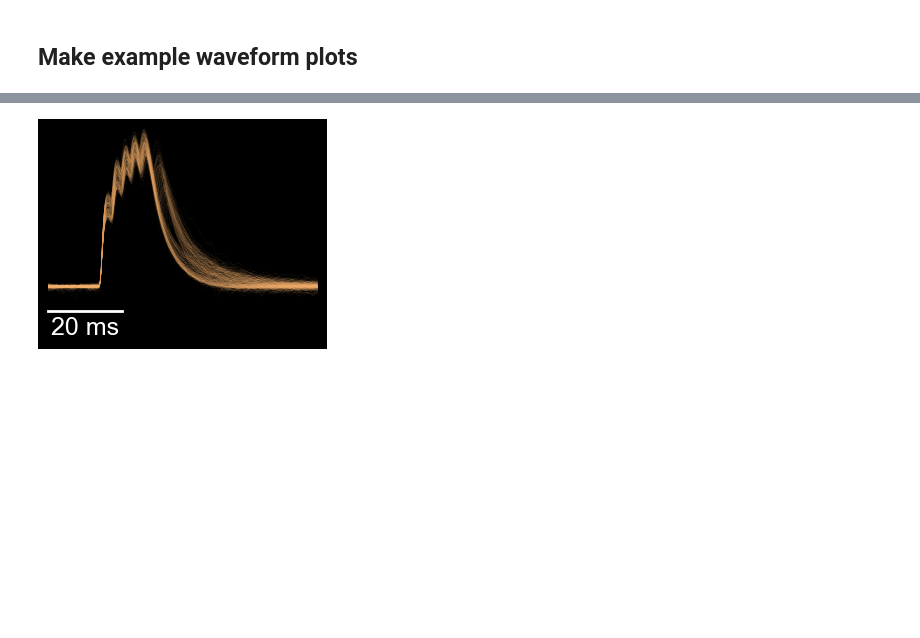
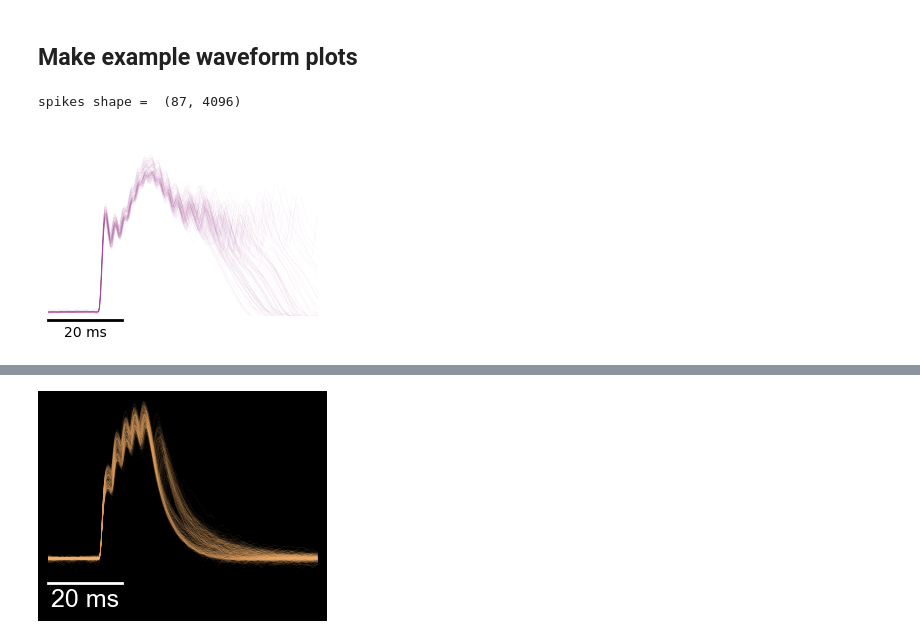
Before and after one commit to samcwhitehead/mosquito, a Jupyter notebook: scratch/icn/icn_poster_figures_raw_emg.ipynb, the cells around one changed output, grey strips where cells are left out. Drawn from its saved outputs; the diff is of its cells as text; code cells hidden in the pictures; blank space fills up the shorter version.

```diff
--- a/scratch/icn/icn_poster_figures_raw_emg.ipynb
+++ b/scratch/icn/icn_poster_figures_raw_emg.ipynb
@@ -151,12 +154,20 @@ def plot_emg_waveform(data, ax=None, scalebar_size=0.01, figsize=(2,1), ylim=Non
     window = round(data['params']['emg_window']/2)
     spikes = data['spikes']
     spike_idx = data['spike_idx']
-    emg = data['emg']
+    emg = data['emg'][0]
     fs = data['sampling_freq']
 
+    print('spikes shape = ', spikes.shape)
+
+    # try to just take spikes when the insect is flying
+    flying_idx = data['flying_idx']
+    keep_spike_idx = flying_idx[spike_idx]
+    spike_idx = spike_idx[keep_spike_idx]
+    spikes = spikes[keep_spike_idx,:]
+
     # realign spikes based on raw data (they are stored based on filtered alignment)
-    spikes_realigned, _ = realign_spikes(data['spikes'], data['spike_idx'],
-                                         data['emg'], window=window,
+    spikes_realigned, _ = realign_spikes(spikes, spike_idx,
+                                         emg, window=window,
                                          thresh_factor=0.2)
 
     # remove some of early window
@@ -371,2 +425,20 @@ fig, ax = make_trace_figure(data_folder, axo_num, time_range,
 # %% [markdown]
 ## Make example waveform plots
+# %%
+# example female ALBO mosquito
+# load
+data_folder = albo_female_folder
+axo_num = albo_female_axo
+ylim_curr = albo_female_ylim
+color_curr = albo_color
+fig, ax = make_waveform_figure(data_folder, axo_num,
+                                scalebar_size=waveform_scalebar_size,
+                                figsize=waveform_figsize,
+                                save_flag=save_waveform_flag,
+                                save_str=waveform_save_str,
+                                save_ext=save_ext_waveform,
+                                ylim=ylim_curr,
+                                line_color=color_curr)
+# %% [output]
+spikes shape =  (87, 4096)
+[figure, added]
```
Also changed, not shown: parts of 12 cells of this notebook, 13 other files.
